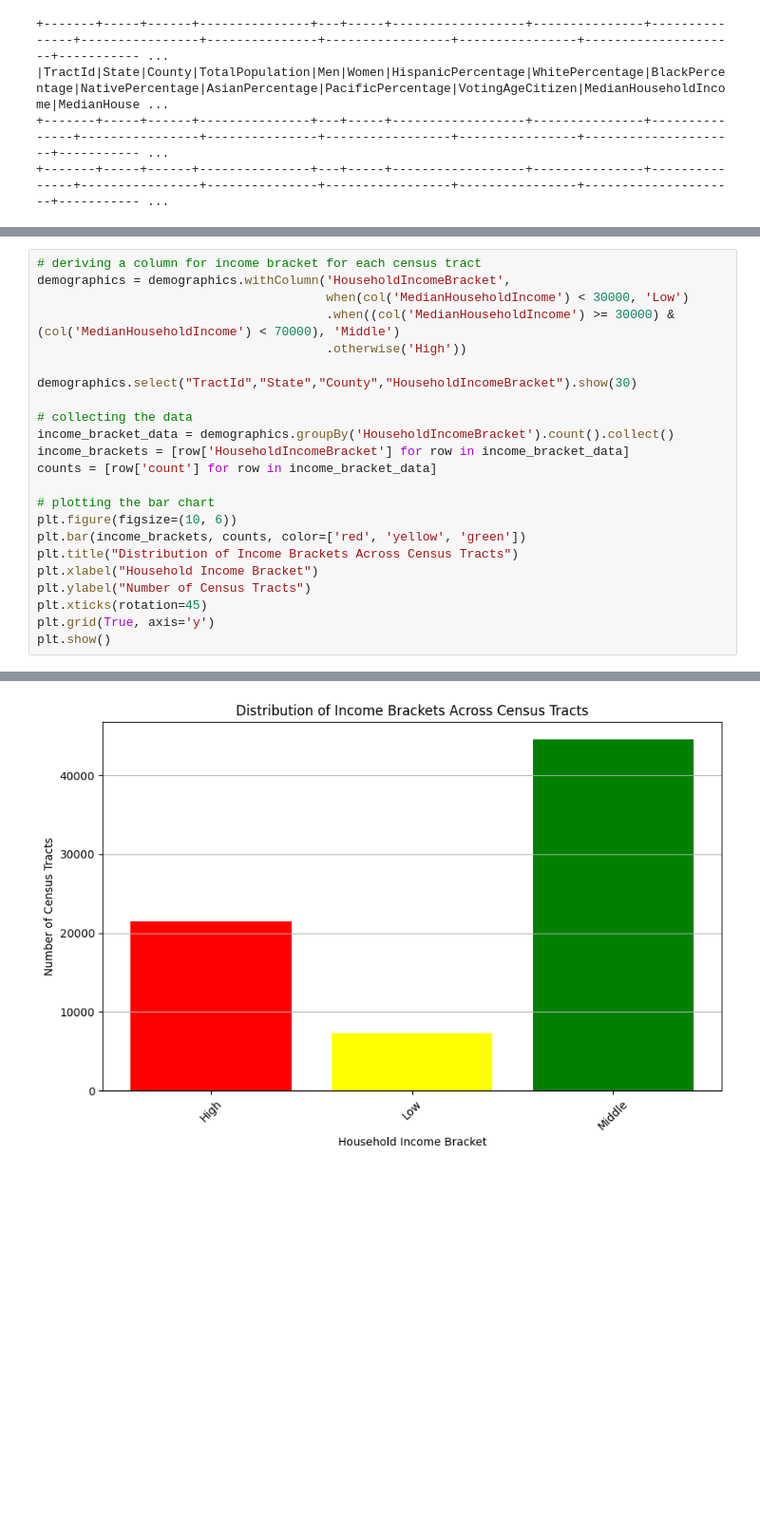
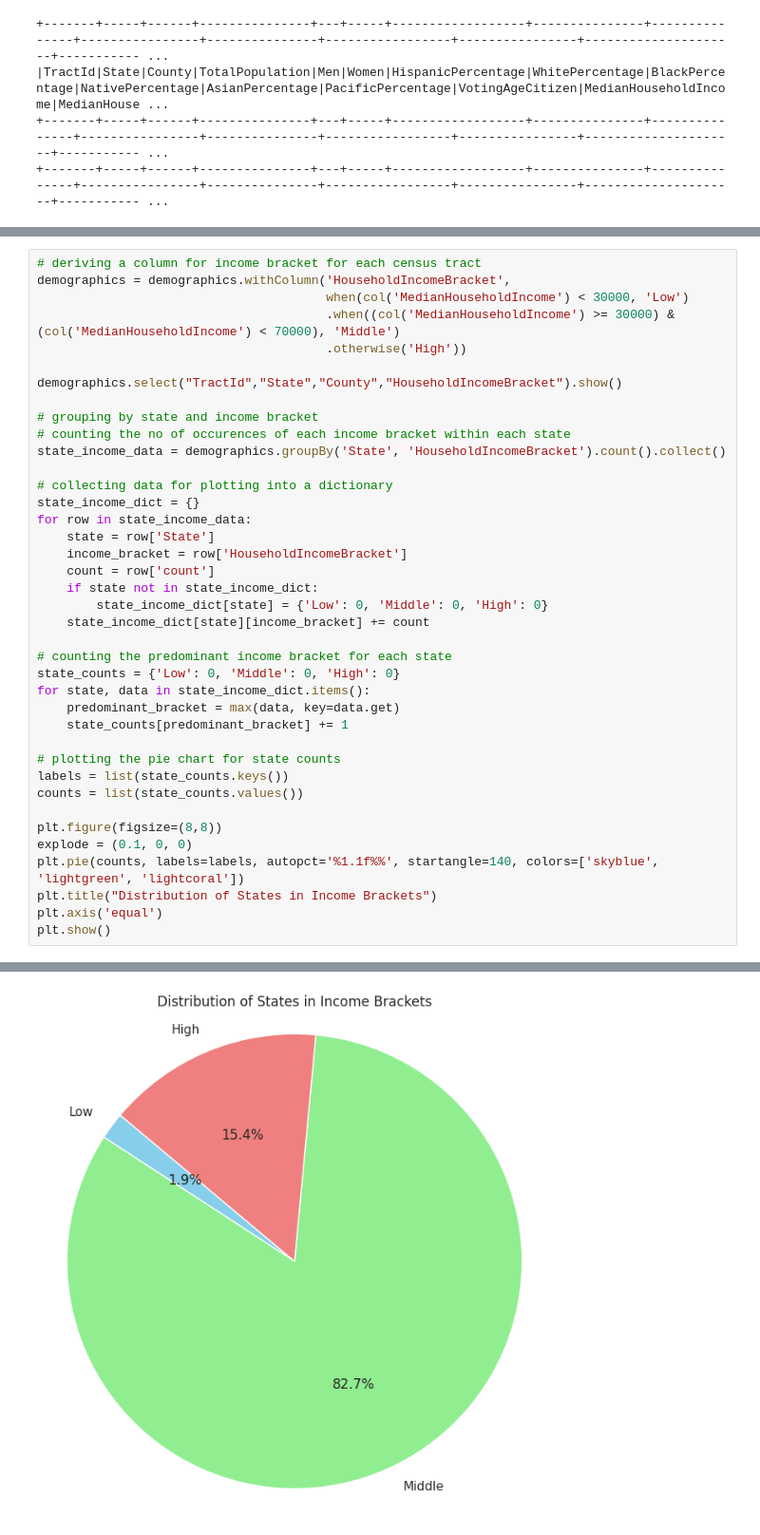
Before and after one commit to emanfj/Healthcare-Disparities-Analysis, a Jupyter notebook: census_2017.ipynb, the cells around one changed output, grey strips where cells are left out. Shown at 95% size. Drawn from its saved outputs; the diff is of its cells as text; blank space fills up the shorter version.

Commit message:
graphs updated

```diff
--- a/census_2017.ipynb
+++ b/census_2017.ipynb
@@ -213,21 +229,37 @@ demographics = demographics.withColumn('HouseholdIncomeBracket',
                                        .when((col('MedianHouseholdIncome') >= 30000) & (col('MedianHouseholdIncome') < 70000), 'Middle')
                                        .otherwise('High'))
 
-demographics.select("TractId","State","County","HouseholdIncomeBracket").show(30)
+demographics.select("TractId","State","County","HouseholdIncomeBracket").show()
 
-# collecting the data
-income_bracket_data = demographics.groupBy('HouseholdIncomeBracket').count().collect()
-income_brackets = [row['HouseholdIncomeBracket'] for row in income_bracket_data]
-counts = [row['count'] for row in income_bracket_data]
+# grouping by state and income bracket
+# counting the no of occurences of each income bracket within each state
+state_income_data = demographics.groupBy('State', 'HouseholdIncomeBracket').count().collect()
 
-# plotting the bar chart
-plt.figure(figsize=(10, 6))
-plt.bar(income_brackets, counts, color=['red', 'yellow', 'green'])
-plt.title("Distribution of Income Brackets Across Census Tracts")
-plt.xlabel("Household Income Bracket")
-plt.ylabel("Number of Census Tracts")
-plt.xticks(rotation=45)
-plt.grid(True, axis='y')
+# collecting data for plotting into a dictionary
+state_income_dict = {}
+for row in state_income_data:
+    state = row['State']
+    income_bracket = row['HouseholdIncomeBracket']
+    count = row['count']
+    if state not in state_income_dict:
+        state_income_dict[state] = {'Low': 0, 'Middle': 0, 'High': 0}
+    state_income_dict[state][income_bracket] += count
+
+# counting the predominant income bracket for each state
+state_counts = {'Low': 0, 'Middle': 0, 'High': 0}
+for state, data in state_income_dict.items():
+    predominant_bracket = max(data, key=data.get)
+    state_counts[predominant_bracket] += 1
+
+# plotting the pie chart for state counts
+labels = list(state_counts.keys())
+counts = list(state_counts.values())
+
+plt.figure(figsize=(8,8))
+explode = (0.1, 0, 0)
+plt.pie(counts, labels=labels, autopct='%1.1f%%', startangle=140, colors=['skyblue', 'lightgreen', 'lightcoral'])
+plt.title("Distribution of States in Income Brackets")
+plt.axis('equal')
 plt.show()
 # %% [output]
 +----------+-------+--------------+----------------------+
@@ -250 +282 @@ only showing top 30 rows
-[figure, old version]
+[figure, new version]
```
Also changed, not shown: parts of 10 cells of this notebook.
